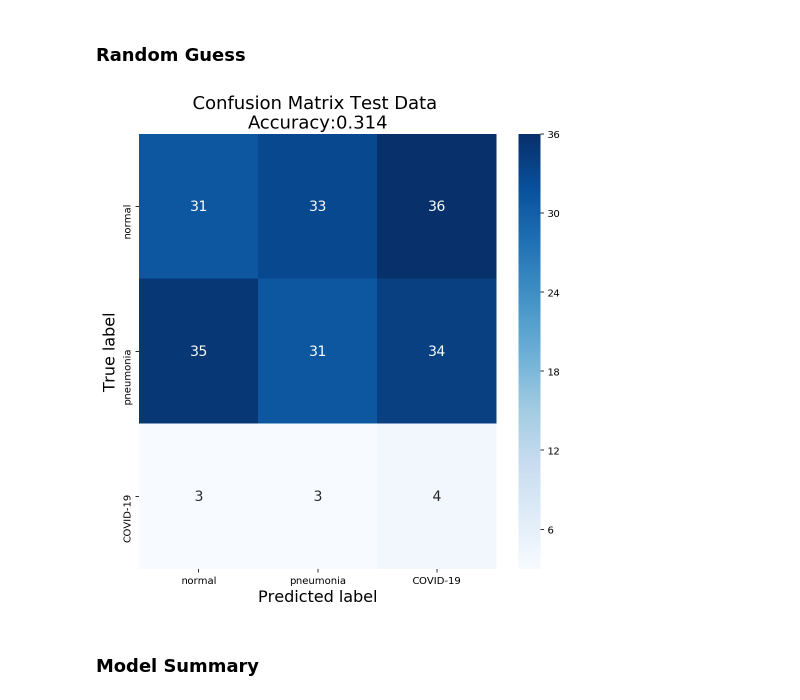
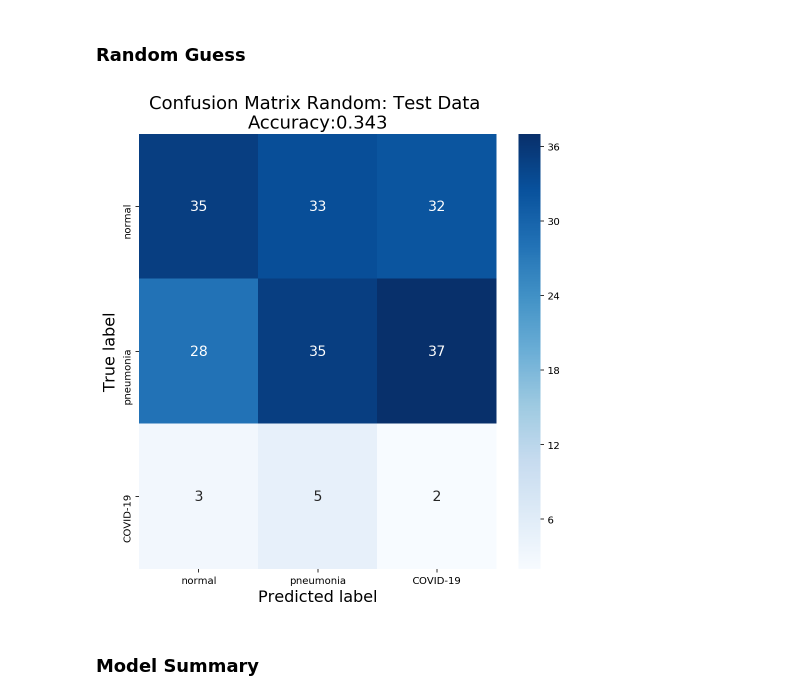
Before and after one commit to vmtang11/ids705_xray_covid19, a Jupyter notebook: resnet50.ipynb, the cells around one changed output. Saved outputs shown, nothing was run; the diff lists cells and outputs as text; code cells hidden in the pictures.

```diff
--- a/resnet50.ipynb
+++ b/resnet50.ipynb
@@ -400,9 +402,9 @@ plot_cm(y_test, svm_test, 'Test')
 ### Random Guess
 # %%
 rand = np.random.randint(0,3, size = y_test.shape[0])
-plot_cm(y_test, rand, 'Test')
+plot_cm(y_test, rand, 'Random: Test')
 # %% [output]
-[figure, old version]
+[figure, new version]
 # %% [markdown]
 ### Model Summary
 # %%
```
Also changed, not shown: parts of 4 cells of this notebook.
